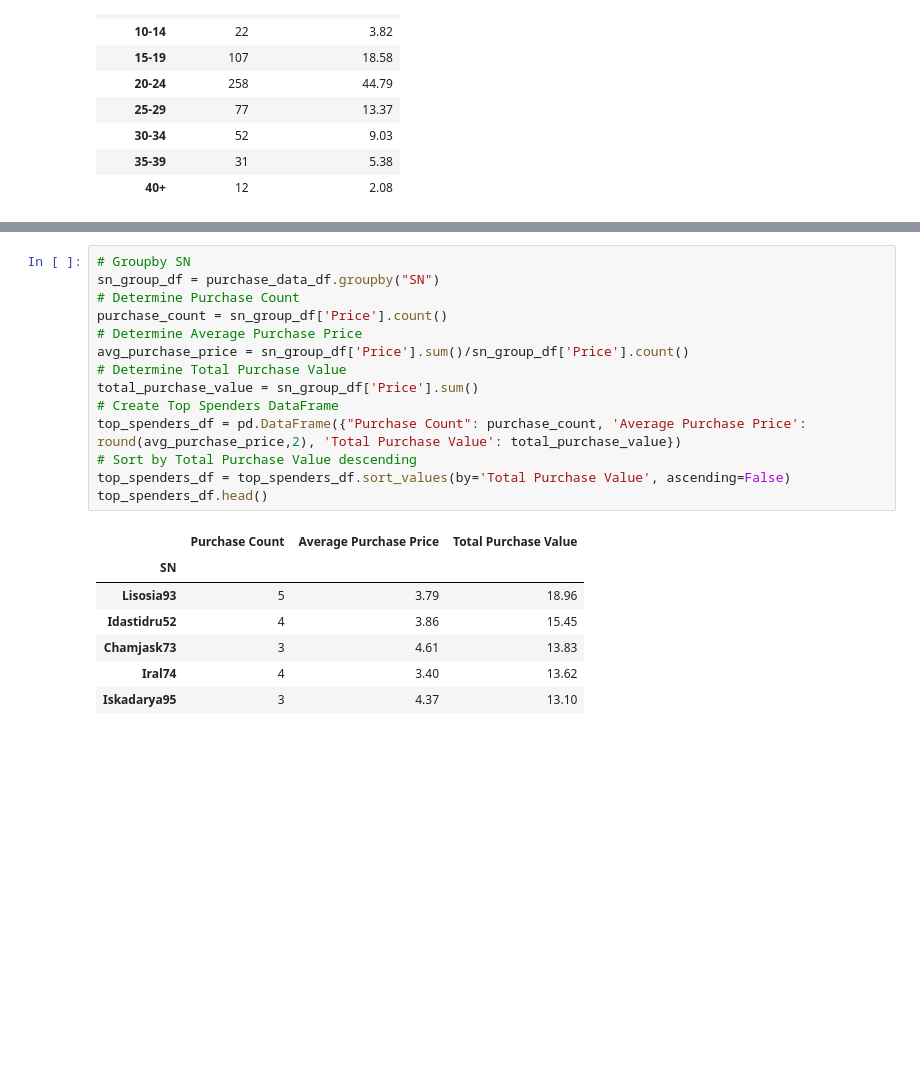
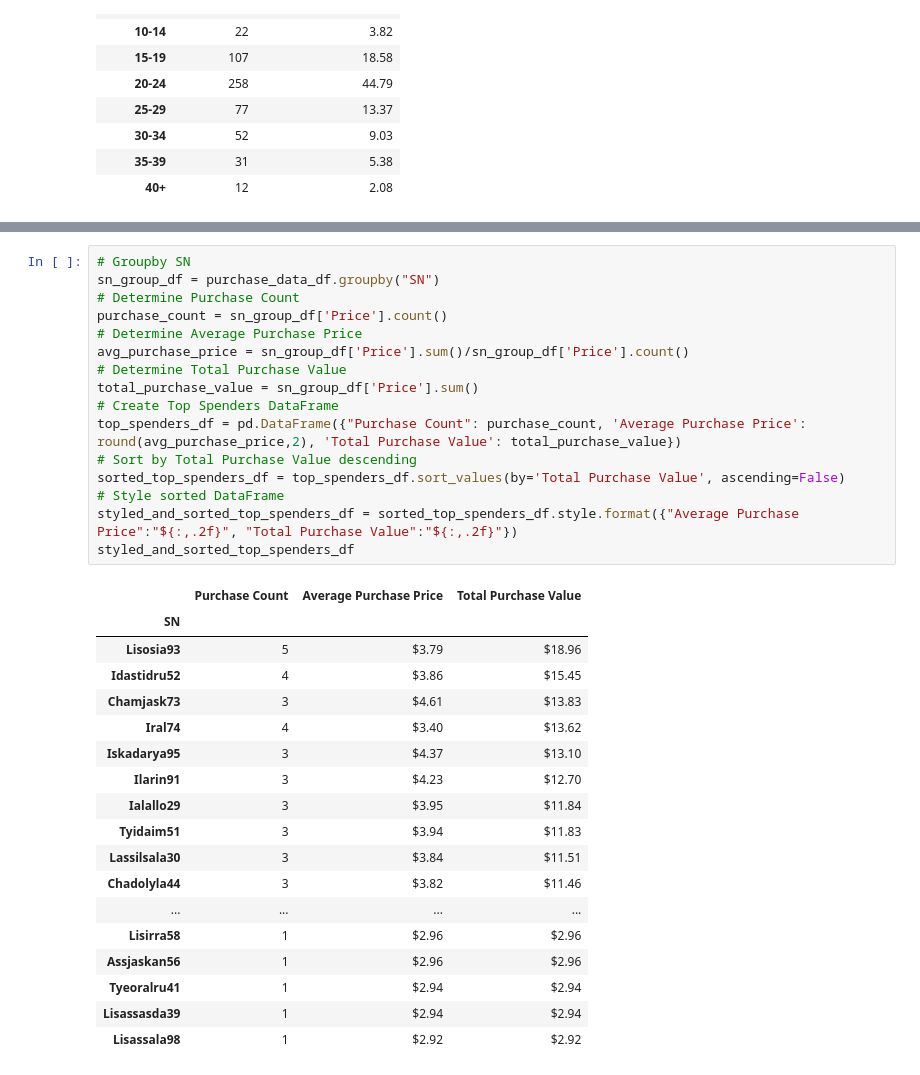
Before and after one commit to Barlow0471/pandas-challenge, a Jupyter notebook: HeroesOfPymoli/Main.ipynb, the cells around one changed output, grey strips where cells are left out. Drawn from its saved outputs; the diff is of its cells as text; blank space fills up the shorter version.

```diff
--- a/HeroesOfPymoli/Main.ipynb
+++ b/HeroesOfPymoli/Main.ipynb
@@ -157,25 +163,38 @@ purchase_analysis_age_df.head()
 # %%
 # Groupby SN
 sn_group_df = purchase_data_df.groupby("SN")
 # Determine Purchase Count
 purchase_count = sn_group_df['Price'].count()
 # Determine Average Purchase Price
 avg_purchase_price = sn_group_df['Price'].sum()/sn_group_df['Price'].count()
 # Determine Total Purchase Value
 total_purchase_value = sn_group_df['Price'].sum()
 # Create Top Spenders DataFrame
 top_spenders_df = pd.DataFrame({"Purchase Count": purchase_count, 'Average Purchase Price': round(avg_purchase_price,2), 'Total Purchase Value': total_purchase_value})
 # Sort by Total Purchase Value descending
-top_spenders_df = top_spenders_df.sort_values(by='Total Purchase Value', ascending=False)
-top_spenders_df.head()
+sorted_top_spenders_df = top_spenders_df.sort_values(by='Total Purchase Value', ascending=False)
+# Style sorted DataFrame
+styled_and_sorted_top_spenders_df = sorted_top_spenders_df.style.format({"Average Purchase Price":"${:,.2f}", "Total Purchase Value":"${:,.2f}"})
+styled_and_sorted_top_spenders_df
 # %% [output]
 |  | Purchase Count | Average Purchase Price | Total Purchase Value |
 | SN |  |  |  |
-| Lisosia93 | 5 | 3.79 | 18.96 |
-| Idastidru52 | 4 | 3.86 | 15.45 |
-| Chamjask73 | 3 | 4.61 | 13.83 |
-| Iral74 | 4 | 3.40 | 13.62 |
-| Iskadarya95 | 3 | 4.37 | 13.10 |
+| Lisosia93 | 5 | $3.79 | $18.96 |
+| Idastidru52 | 4 | $3.86 | $15.45 |
+| Chamjask73 | 3 | $4.61 | $13.83 |
+| Iral74 | 4 | $3.40 | $13.62 |
+| Iskadarya95 | 3 | $4.37 | $13.10 |
+| Ilarin91 | 3 | $4.23 | $12.70 |
+| Ialallo29 | 3 | $3.95 | $11.84 |
+| Tyidaim51 | 3 | $3.94 | $11.83 |
+| Lassilsala30 | 3 | $3.84 | $11.51 |
+| Chadolyla44 | 3 | $3.82 | $11.46 |
+| ... | ... | ... | ... |
+| Lisirra58 | 1 | $2.96 | $2.96 |
+| Assjaskan56 | 1 | $2.96 | $2.96 |
+| Tyeoralru41 | 1 | $2.94 | $2.94 |
+| Lisassasda39 | 1 | $2.94 | $2.94 |
+| Lisassala98 | 1 | $2.92 | $2.92 |
 # %%
 # Groupby Item ID and Item Name
 id_idname_group_df = purchase_data_df.groupby(['Item ID', 'Item Name'])
```
Also changed, not shown: parts of 6 cells of this notebook.
